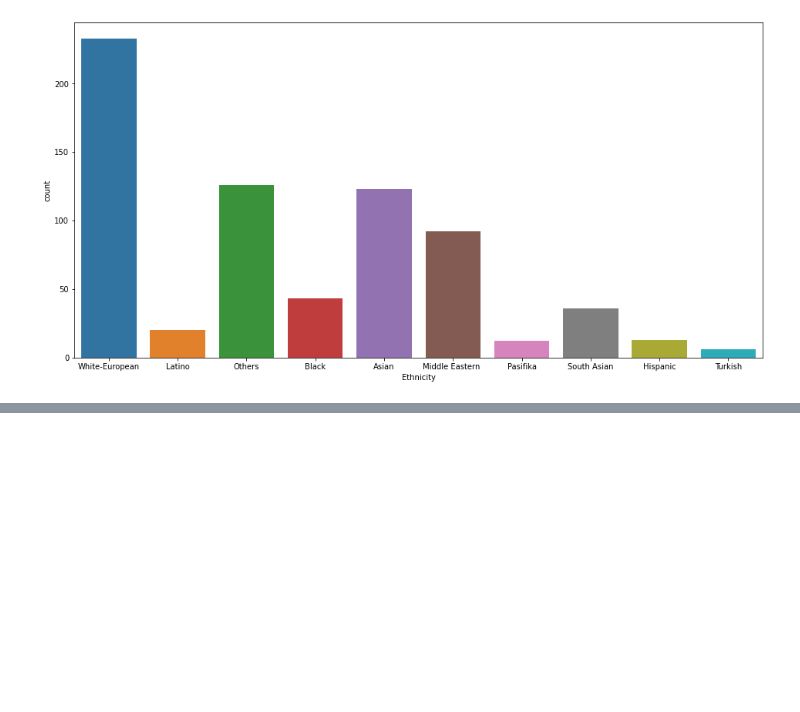
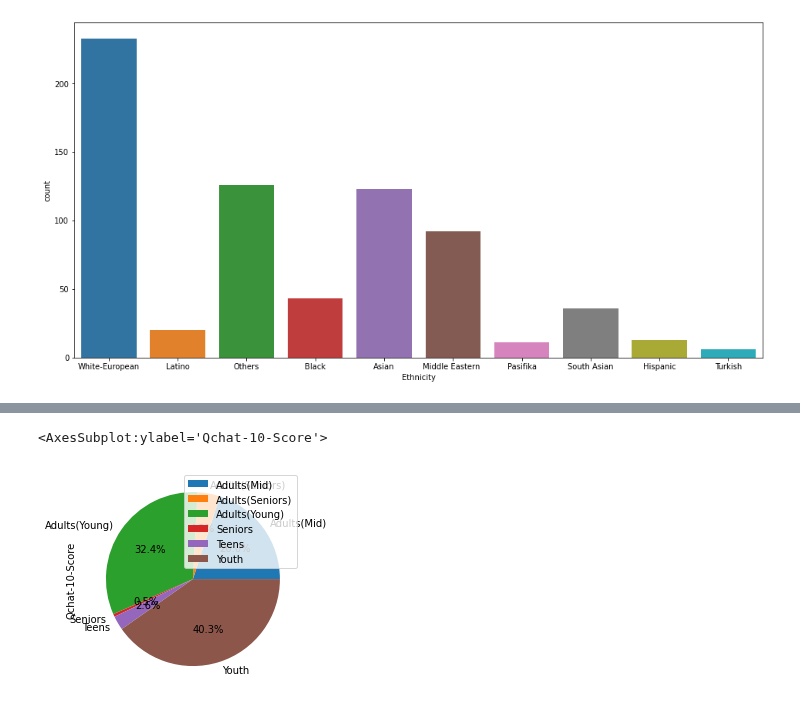
Before and after one commit to Payelban2022/A-study-on-autism, a Jupyter notebook: ASD study on Adults.ipynb, the cells around one changed output, grey strips where cells are left out. Drawn from its saved outputs; the diff is of its cells as text; code cells hidden in the pictures; blank space fills up the shorter version.

Commit message:
Work on adults

```diff
--- a/ASD study on Adults.ipynb
+++ b/ASD study on Adults.ipynb
@@ -393,3 +393,5 @@ sns.countplot(x = 'Ethnicity', data = adult_df)
 # %% [output]
 <AxesSubplot:xlabel='Ethnicity', ylabel='count'>
 [figure]
+# %%
+adult_df.drop(['index','age_desc'], axis = 1, inplace = True)
@@ -395,0 +418,18 @@ sns.countplot(x = 'Ethnicity', data = adult_df)
+# %%
+def compute_agegroup(adult_df):
+    if(adult_df['age'] < 18):
+        return 'Teens'
+
+    elif(adult_df['age'] >= 18) & (adult_df['age'] <= 25):
+        return 'Youth'
+    elif(adult_df['age'] > 25) & (adult_df['age'] <= 35):
+        return 'Adults(Young)'
+    elif(adult_df['age'] > 35) & (adult_df['age'] <= 50):
+        return 'Adults(Mid)'
+    elif(adult_df['age'] > 50) & (adult_df['age'] <= 60):
+        return 'Adults(Seniors)'
+
+    elif(adult_df['age'] > 60) :
+        return 'Seniors'
+# %%
+adult_df['age-group'] = adult_df.apply(compute_agegroup, axis = 1)
@@ -395,0 +446,5 @@ sns.countplot(x = 'Ethnicity', data = adult_df)
+# %%
+adult_df.groupby(['age-group']).sum().plot(kind='pie', y='Qchat-10-Score',autopct='%1.1f%%')
+# %% [output]
+<AxesSubplot:ylabel='Qchat-10-Score'>
+[figure, added]
```
Also changed, not shown: parts of 17 cells of this notebook.
